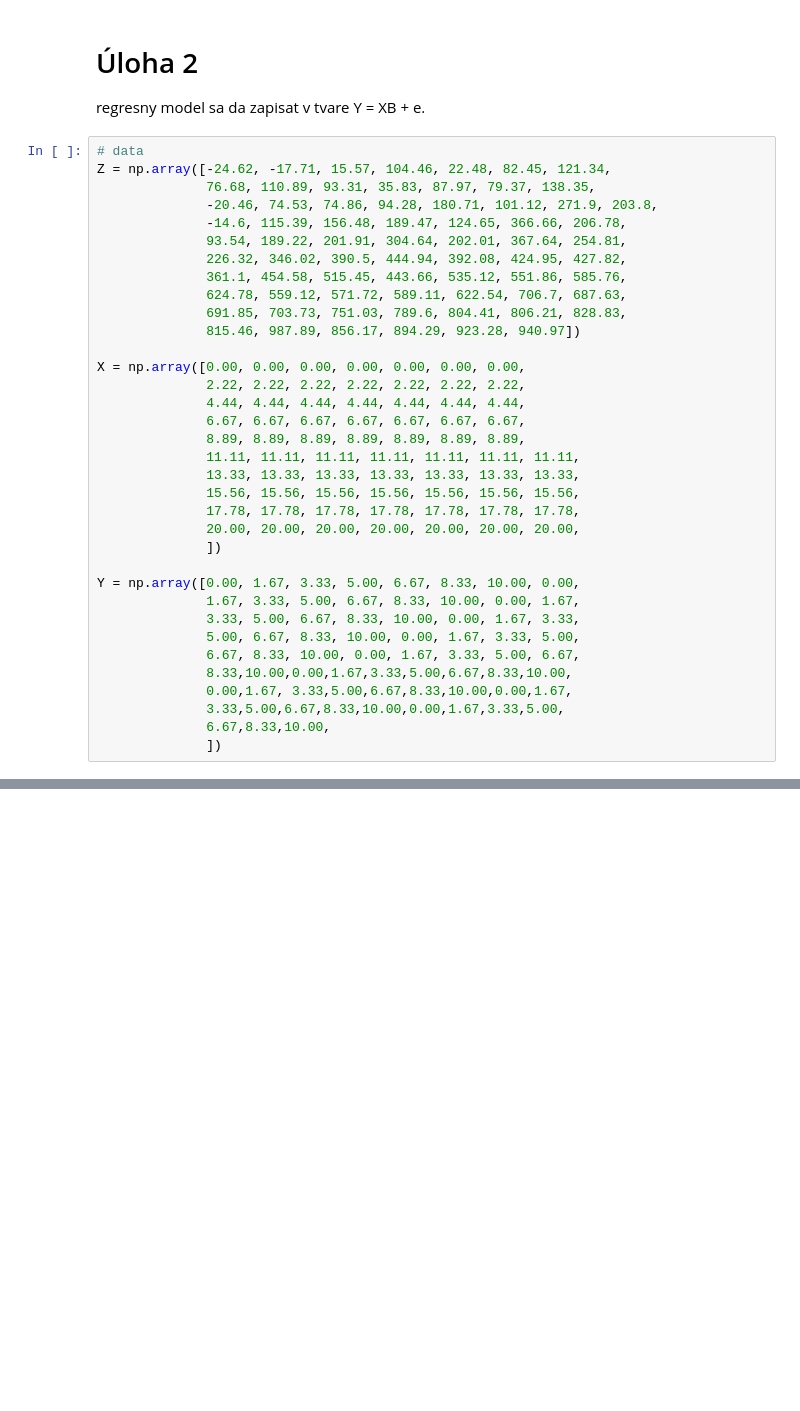
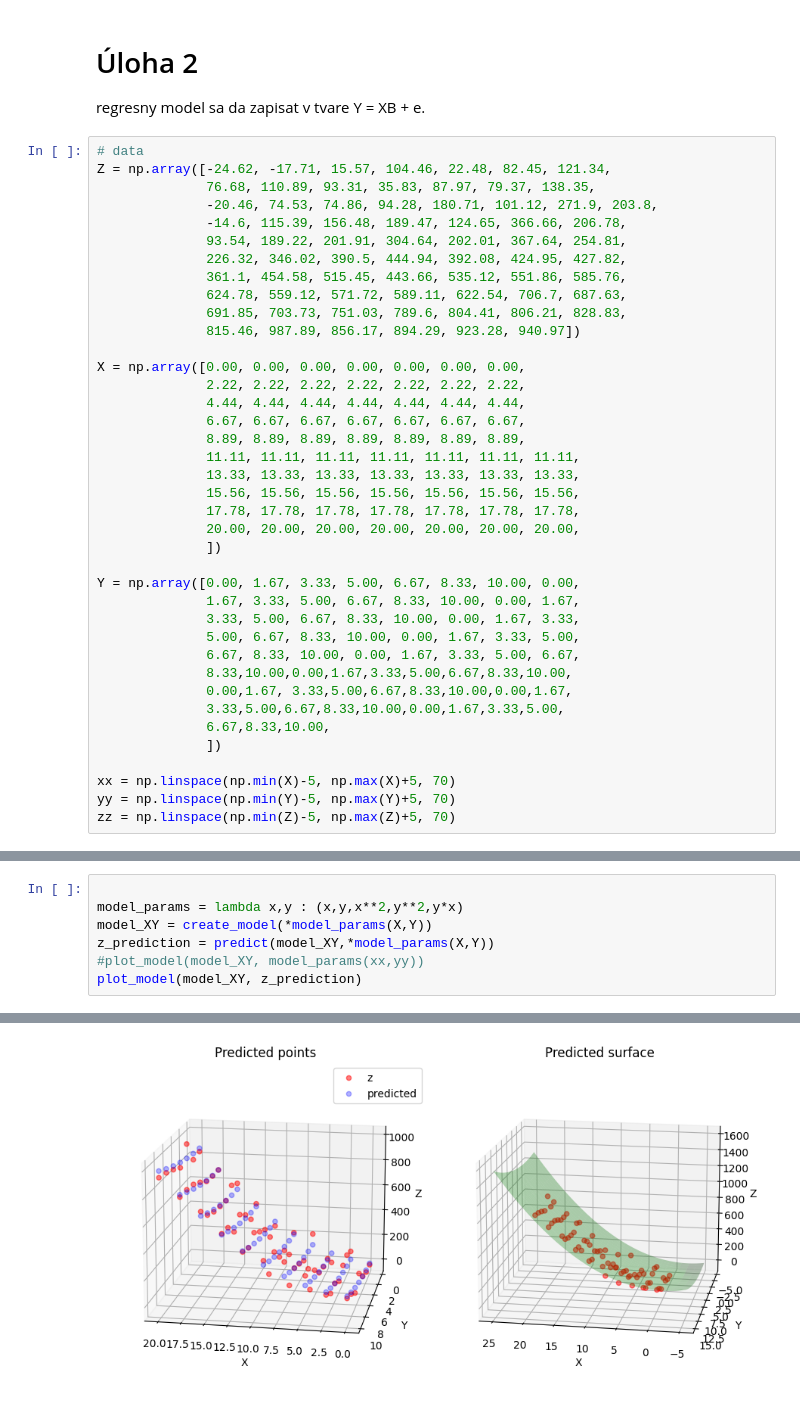
Before and after one commit to dnosko/MSP, a Jupyter notebook: msp.ipynb, the cells around one changed output, grey strips where cells are left out. Saved outputs shown, nothing was run; the diff lists cells and outputs as text; blank space fills up the shorter version.

Commit message:
works but change lambda

```diff
--- a/msp.ipynb
+++ b/msp.ipynb
@@ -53,4 +53,8 @@ Y = np.array([0.00, 1.67, 3.33, 5.00, 6.67, 8.33, 10.00, 0.00,
               3.33,5.00,6.67,8.33,10.00,0.00,1.67,3.33,5.00,
               6.67,8.33,10.00,
               ])
+
+xx = np.linspace(np.min(X)-5, np.max(X)+5, 70)
+yy = np.linspace(np.min(Y)-5, np.max(Y)+5, 70)
+zz = np.linspace(np.min(Z)-5, np.max(Z)+5, 70)
 # %%
@@ -130,0 +118,8 @@ plot_surface(ax_surf, model, xx,yy)
+# %%
+
+model_params = lambda x,y : (x,y,x**2,y**2,y*x)
+model_XY = create_model(*model_params(X,Y))
+z_prediction = predict(model_XY,*model_params(X,Y))
+#plot_model(model_XY, model_params(xx,yy))
+plot_model(model_XY, z_prediction)
+# %% [output]
@@ -130,0 +144 @@ plot_surface(ax_surf, model, xx,yy)
+[figure, added]
```
Also changed, not shown: parts of 13 cells of this notebook.
